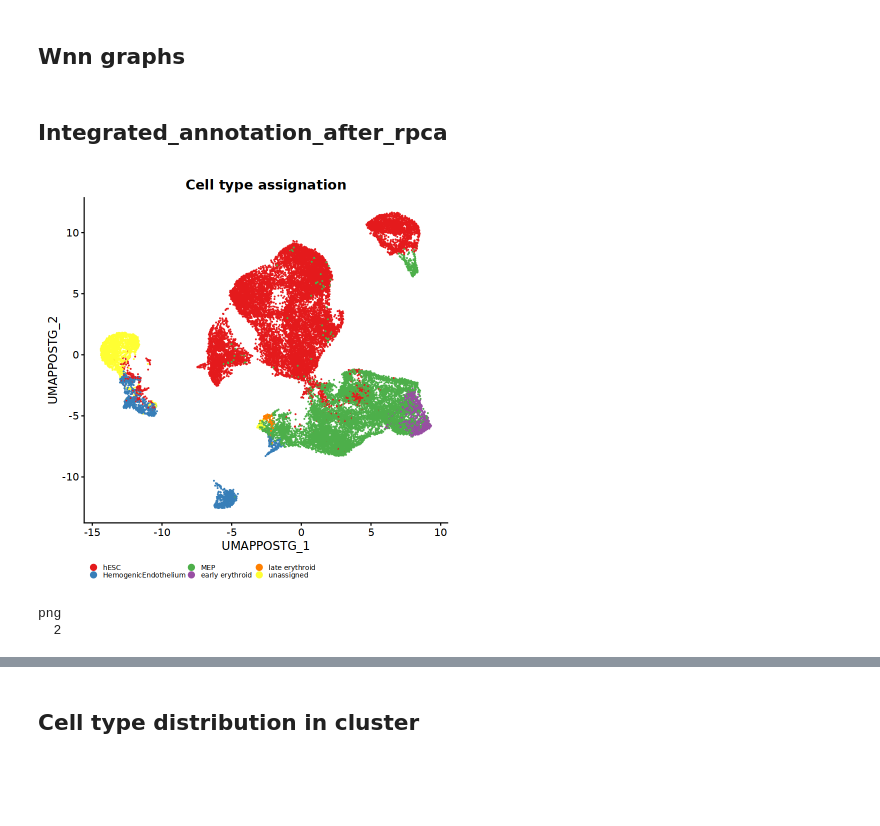
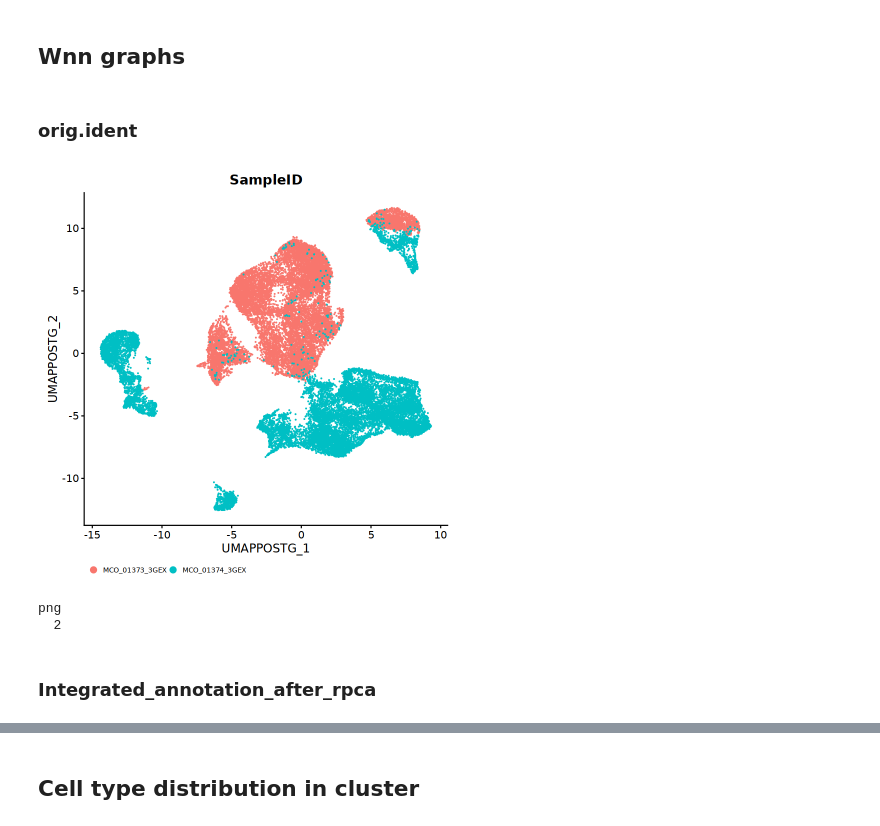
Before and after one commit to manueltar/hESC_MK_scRNAseq_10X, a Jupyter notebook: Jupyter_notebook/Post_G_final_cell_annotation.ipynb, the cells around one changed output, grey strips where cells are left out. Saved outputs shown, nothing was run; the diff lists cells and outputs as text; code cells hidden in the pictures; blank space fills up the shorter version.

```diff
--- a/Jupyter_notebook/Post_G_final_cell_annotation.ipynb
+++ b/Jupyter_notebook/Post_G_final_cell_annotation.ipynb
@@ -908,25 +945,25 @@ vector_colors
 # %% [markdown]
 ## Wnn graphs
 # %% [markdown]
-## Integrated_annotation_after_rpca
+### orig.ident
 # %%
-p3 <- DimPlot(adata, reduction = "UMAP_POST_G", group.by = "Integrated_annotation_after_rpca",
-              label = FALSE, cols=vector_colors)
+p3 <- DimPlot(adata, reduction = "UMAP_POST_G", group.by = "orig.ident",
+              label = FALSE)
 
 p3<-p3+
-    ggtitle("Cell type assignation")+
+    ggtitle("SampleID")+
     theme(legend.title = element_blank(),
                   legend.text = element_text(size=8, color="black", family="sans"),
                   legend.key.size = unit(0.25, 'cm'), #change legend key size
                   legend.key.height = unit(0.25, 'cm'), #change legend key height
                   legend.key.width = unit(0.25, 'cm'), #change legend key width
                   legend.position="bottom")+
             guides(fill=guide_legend(nrow=5,byrow=TRUE))
 
 p3
 
 #LabelClusters(p3, id = "Integrated_annotation_after_rpca",  fontface = "bold", color = "black")+
 # %% [output]
-[figure, old version]
+[figure, new version]
 # %%
 setwd(path_graphs)
@@ -936,3 +973,5 @@ dev.off()
 # %% [output]
 png
   2
+# %% [markdown]
+### Integrated_annotation_after_rpca
```
Also changed, not shown: parts of 28 cells of this notebook, 7 other files.
